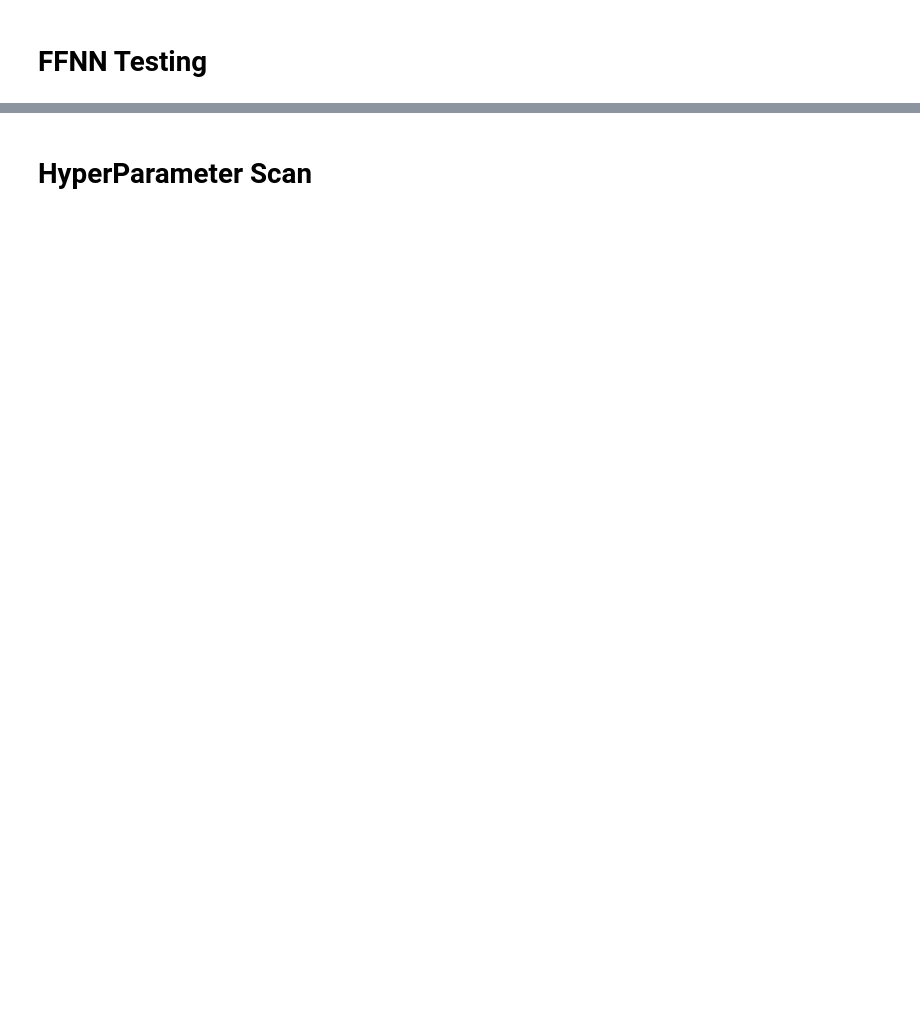
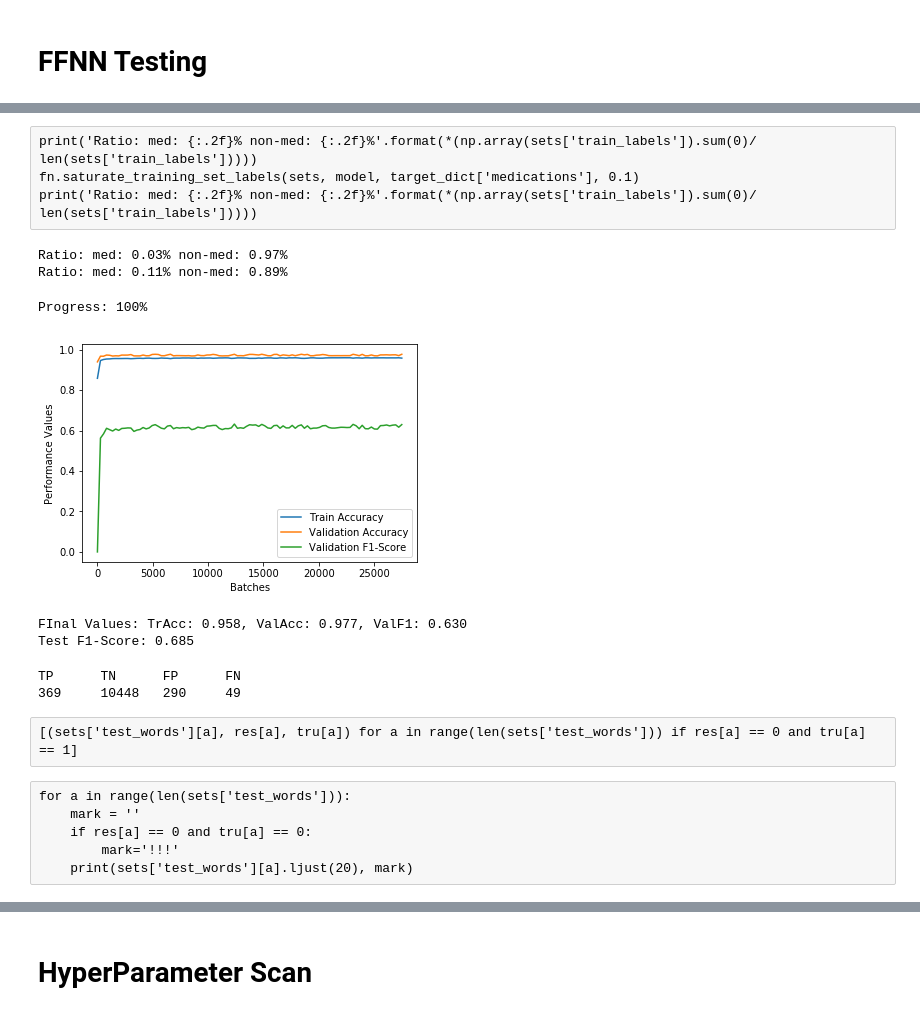
Before and after one commit to goto1991/L2B2-medication-extraction, a Jupyter notebook: Model 2.ipynb, the cells around one changed output, grey strips where cells are left out. Drawn from its saved outputs; the diff is of its cells as text; code cells hidden in the pictures; blank space fills up the shorter version.

```diff
--- a/Model 2.ipynb
+++ b/Model 2.ipynb
@@ -57,11 +61,28 @@ sets = fn.get_ff_traintest(labelled_cases, model)
+# %%
+sets = {}
+sets['train_set'], sets['train_labels'], _ = train_cases.get_ff_sets(model)
+sets['validation_set'], sets['validation_labels'], _ = validation_cases.get_ff_sets(model)
+sets['test_set'], sets['test_labels'], sets['test_words'] = test_cases.get_ff_sets(model)
+# %% [raw]
+print('Ratio: med: {:.2f}% non-med: {:.2f}%'.format(*(np.array(sets['train_labels']).sum(0)/ len(sets['train_labels']))))
+fn.saturate_training_set_labels(sets, model, target_dict['medications'], 0.1)
+print('Ratio: med: {:.2f}% non-med: {:.2f}%'.format(*(np.array(sets['train_labels']).sum(0)/ len(sets['train_labels']))))
 # %%
 print('Ratio: med: {:.2f}% non-med: {:.2f}%'.format(*(np.array(sets['train_labels']).sum(0)/ len(sets['train_labels']))))
-fn.saturate_training_set_labels(sets, model, target_dict['medications'], 0.1)
+fn.saturate_training_set_training(sets['train_set'], sets['train_labels'], 0.1)
 print('Ratio: med: {:.2f}% non-med: {:.2f}%'.format(*(np.array(sets['train_labels']).sum(0)/ len(sets['train_labels']))))
+# %% [output]
+Ratio: med: 0.03% non-med: 0.97%
+Ratio: med: 0.11% non-med: 0.89%
 # %%
 NN = FF_Model(layers=[50])
 NN.build_graph()
-_,_,_,_ = NN.train(sets, epochs=10, batch=50, show_progress=True)
+_,_,_,_ = NN.train(sets, epochs=5, batch=50, show_plot=True, show_progress=True)
+# %% [output]
+Progress: 100%
+[figure, added]
+FInal Values: TrAcc: 0.958, ValAcc: 0.977, ValF1: 0.630
+Test F1-Score: 0.685
 # %%
 res = NN.predict(sets['test_set'])
 tru = np.argmax(sets['test_labels'], 1)
@@ -72,3 +93,6 @@ FP = len([a for a in range(len(tru)) if (res[a] == 0) and (tru[a] == 1)])
 FN = len([a for a in range(len(tru)) if (res[a] == 1) and (tru[a] == 0)])
 TFPN = [TP, TN, FP, FN]
 print('TP\tTN\tFP\tFN\n{}\t{}\t{}\t{}'.format(*TFPN))
+# %% [output]
+TP      TN      FP      FN
+369     10448   290     49
@@ -77,3 +99,11 @@ print('TP\tTN\tFP\tFN\n{}\t{}\t{}\t{}'.format(*TFPN))
+# %% [raw]
+[(sets['test_words'][a], res[a], tru[a]) for a in range(len(sets['test_words'])) if res[a] == 0 and tru[a] == 1]
+# %% [raw]
+for a in range(len(sets['test_words'])):
+    mark = ''
+    if res[a] == 0 and tru[a] == 0:
+        mark='!!!'
+    print(sets['test_words'][a].ljust(20), mark)
 # %%
 proba = []
 for i in range(len(res)):
```
Also changed, not shown: parts of 14 cells of this notebook, 7 other files.
